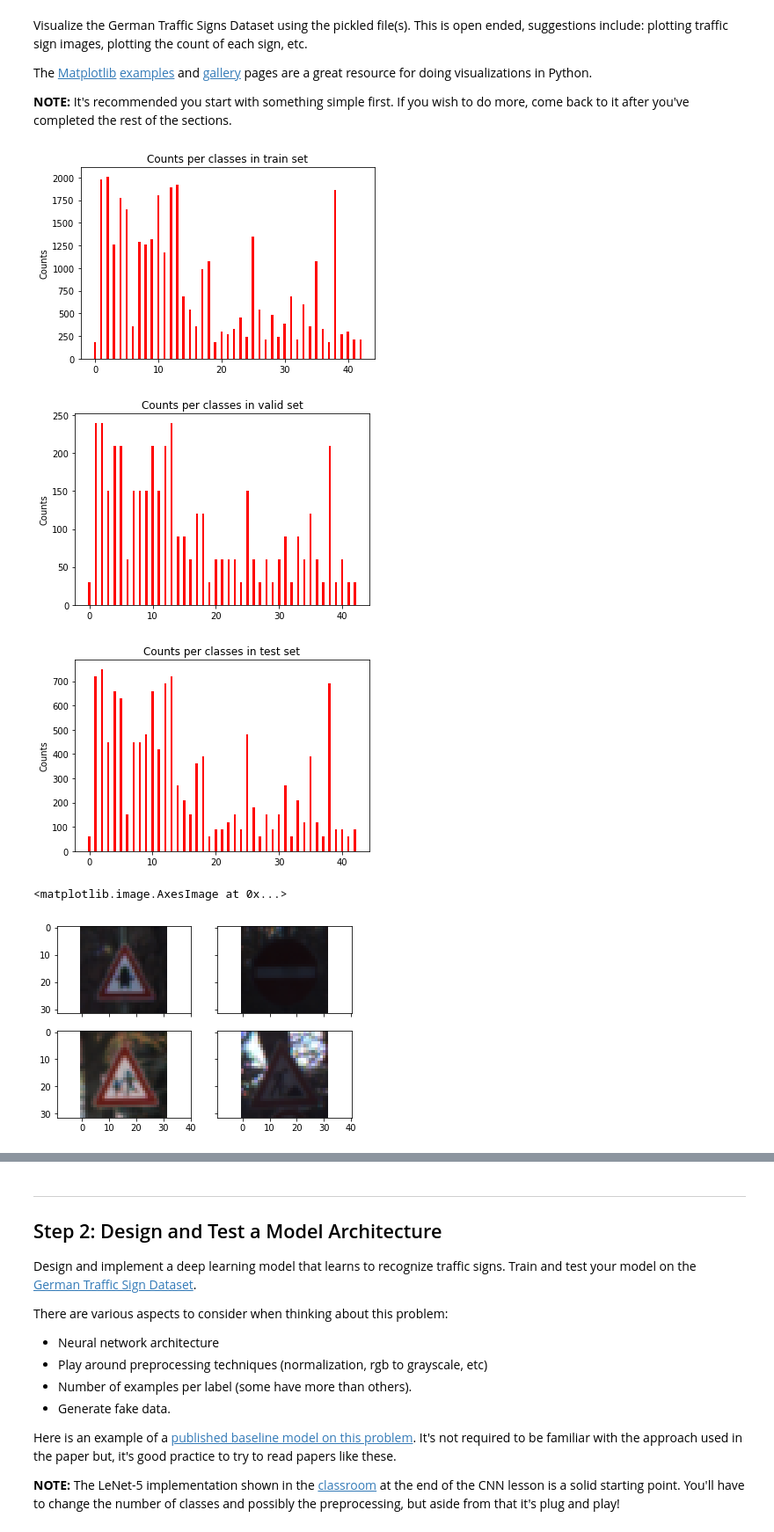
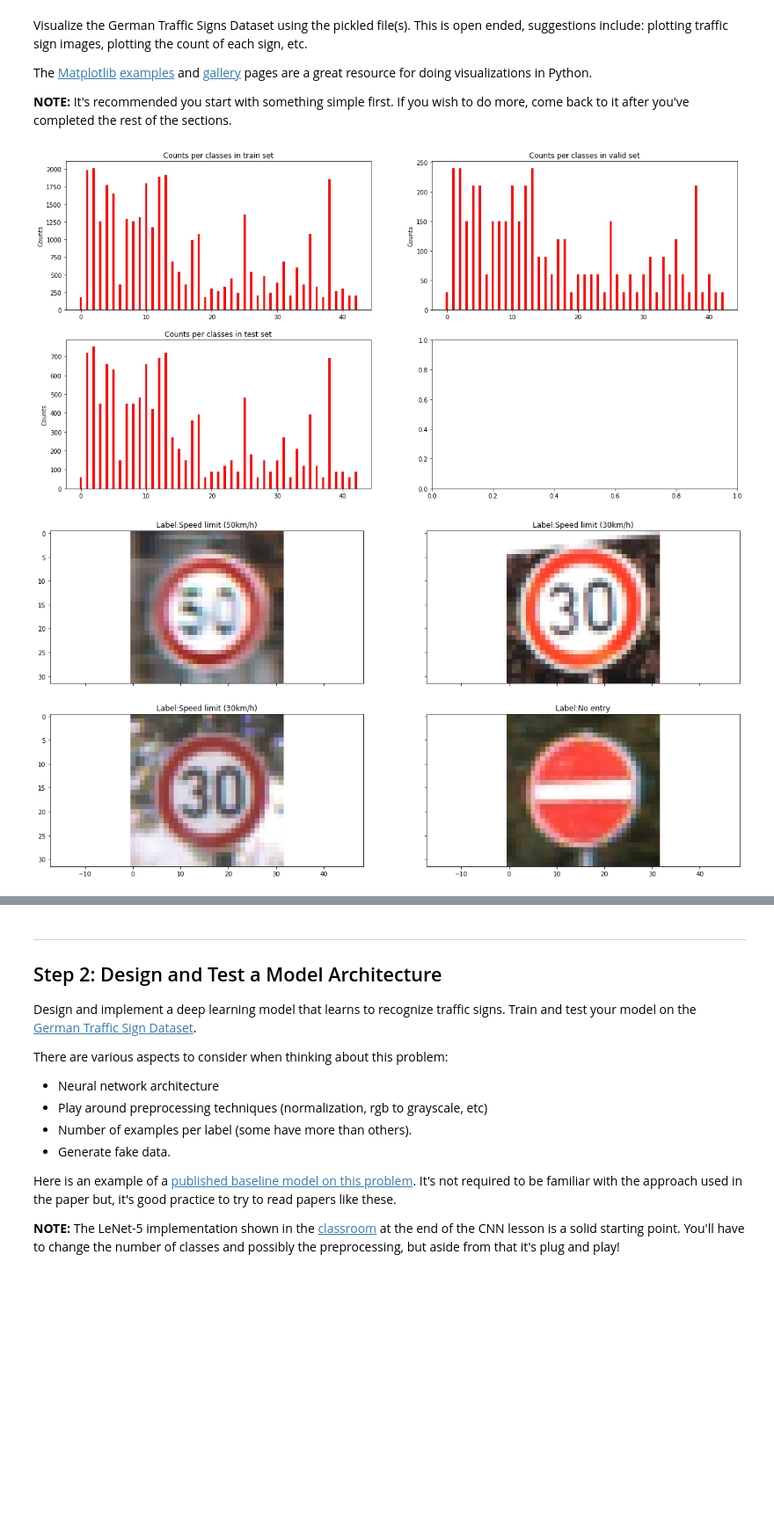
Before and after one commit to Axel13fr/P2_TrafficSignClassifier, a Jupyter notebook: Traffic_Sign_Classifier.ipynb, the cells around one changed output, grey strips where cells are left out. Shown at 88% size. Saved outputs shown, nothing was run; the diff lists cells and outputs as text; code cells hidden in the pictures; blank space fills up the shorter version.

Commit message:
NEW: added more helper functions, logging, better data set comprehension NEW: added images & import in tensorflow

```diff
--- a/Traffic_Sign_Classifier.ipynb
+++ b/Traffic_Sign_Classifier.ipynb
@@ -87,37 +87,3 @@ Visualize the German Traffic Signs Dataset using the pickled file(s). This is op
 The [Matplotlib](http://matplotlib.org/) [examples](http://matplotlib.org/examples/index.html) and [gallery](http://matplotlib.org/gallery.html) pages are a great resource for doing visualizations in Python.
 
 **NOTE:** It's recommended you start with something simple first. If you wish to do more, come back to it after you've completed the rest of the sections.
-# %%
-### Data exploration visualization code goes here.
-### Feel free to use as many code cells as needed.
-import matplotlib.pyplot as plt
-import numpy as np
-# Visualizations will be shown in the notebook.
-%matplotlib inline
-
-# Visualize distribution of labels
-train['labels']
-def plot_ClassDistribution(labels,set_name):
-    values, counts = np.unique(labels, return_counts=True)
-    width = 0.35       # the width of the bars
-    f, distrib = plt.subplots()
-    rects1 = distrib.bar(values, counts, width, color='r')
-    distrib.set_ylabel('Counts')
-    distrib.set_title('Counts per classes in '+set_name +' set')
-    plt.show()
-
-plot_ClassDistribution(train['labels'],'train')
-plot_ClassDistribution(valid['labels'],'valid')
-plot_ClassDistribution(test['labels'],'test')
-
-f, ((ax1, ax2), (ax3, ax4)) = plt.subplots(2, 2, sharex='col', sharey='row')
-ax1.imshow(train['features'][np.random.randint(0,n_train)])
-ax2.imshow(train['features'][np.random.randint(0,n_train)])
-ax3.imshow(train['features'][np.random.randint(0,n_train)])
-ax4.imshow(train['features'][np.random.randint(0,n_train)])
-# %% [output]
-[figure, removed]
-[figure, removed]
-[figure, removed]
-<matplotlib.image.AxesImage at 0x...>
-[figure, removed]
@@ -123,0 +138,22 @@ ax4.imshow(train['features'][np.random.randint(0,n_train)])
+# %%
+### Data exploration visualization code goes here.
+
+idToStrDict = readLabelDescriptions()
+
+# Visualize distribution of labels
+fig, ((d1, d2), (d3, d4)) = plt.subplots(2, 2,figsize=(20, 10))
+plotClassDistribution(d1,train['labels'],'train')
+plotClassDistribution(d2,valid['labels'],'valid')
+plotClassDistribution(d3,test['labels'],'test')
+
+# Visualize some samples
+fig, ((ax1, ax2), (ax3, ax4)) = plt.subplots(2, 2, sharex='col', sharey='row',figsize=(20, 10))
+plotRandomSample(ax1,train['features'],train['labels'])
+plotRandomSample(ax2,train['features'],train['labels'])
+plotRandomSample(ax3,train['features'],train['labels'])
+plotRandomSample(ax4,train['features'],train['labels'])
+
+plotFirstExampleEachClass(train['labels'].tolist(),train['features'])
+# %% [output]
+[figure, added]
+[figure, added]
```
Also changed, not shown: parts of 7 cells of this notebook, 5 other files.
